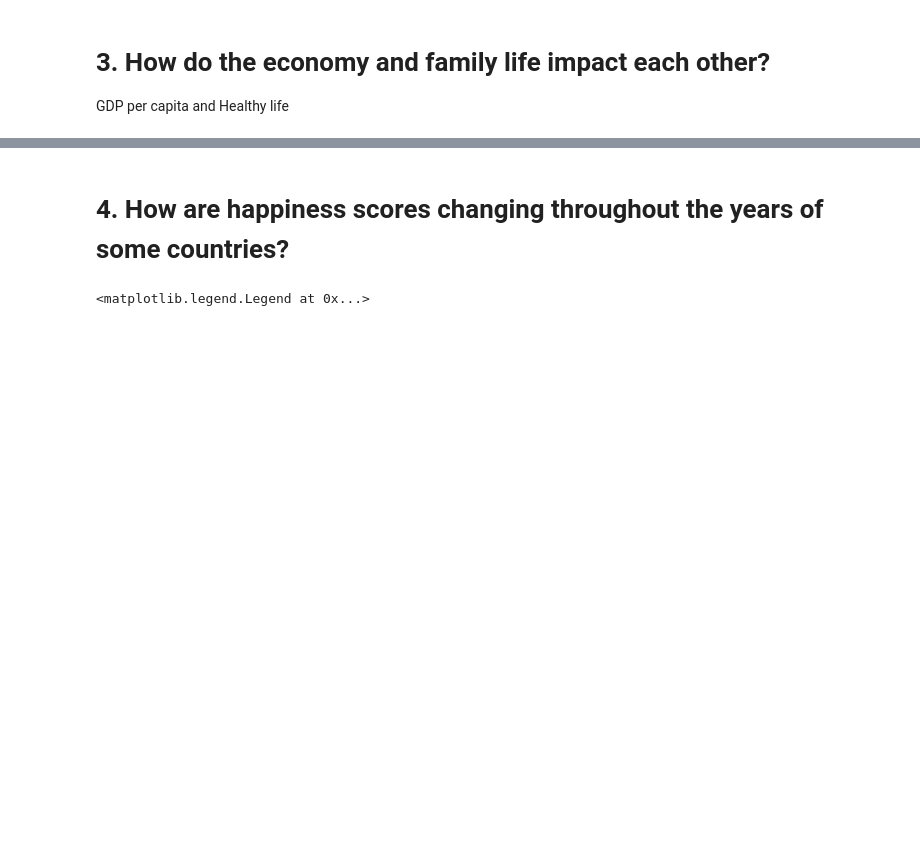
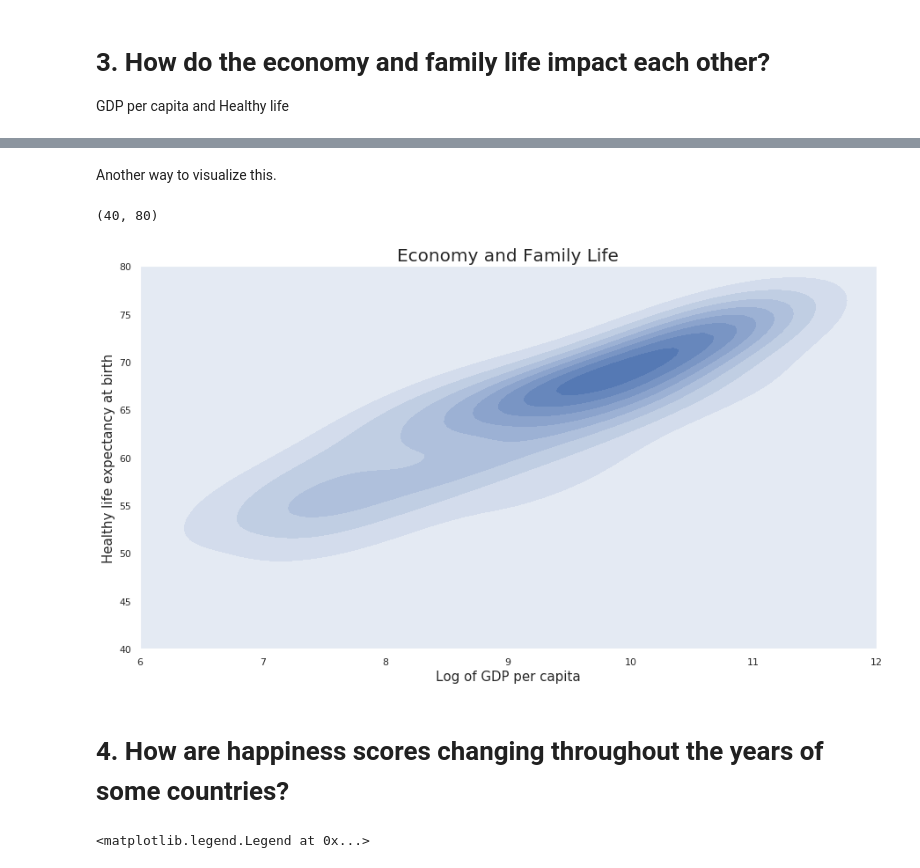
Before and after one commit to tlplus/Probability_Stats_Project, a Jupyter notebook: World Happiness Report.ipynb, the cells around one changed output, grey strips where cells are left out. Saved outputs shown, nothing was run; the diff lists cells and outputs as text; code cells hidden in the pictures; blank space fills up the shorter version.

```diff
--- a/World Happiness Report.ipynb
+++ b/World Happiness Report.ipynb
@@ -236,3 +352,18 @@ Text(0, 0.5, 'Healthy life expectancy at birth')
+# %% [markdown]
+Another way to visualize this.
+# %%
+plt.figure(figsize = (15, 8))
+sns.kdeplot(df_2018['Log GDP per capita'],
+            df_2018['Healthy life expectancy at birth'],
+           shade = True)
+plt.title('Economy and Family Life', size = 20)
+plt.xlabel('Log of GDP per capita', size = 15)
+plt.ylabel('Healthy life expectancy at birth', size = 15)
+plt.xlim(6, 12)
+plt.ylim(40, 80)
+# %% [output]
+(40, 80)
+[figure, added]
 # %% [markdown]
 # 4. How are happiness scores changing throughout the years of some countries?
 # %%
```
Also changed, not shown: parts of 19 cells of this notebook.
